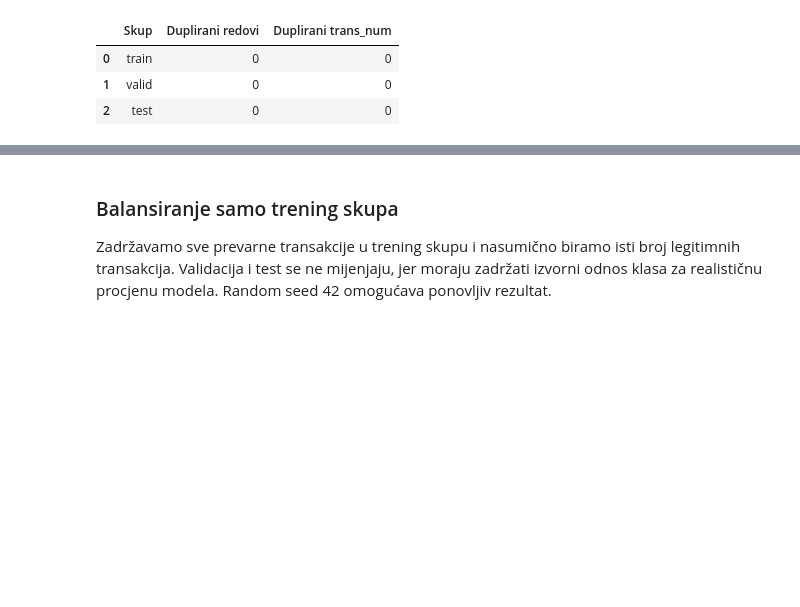
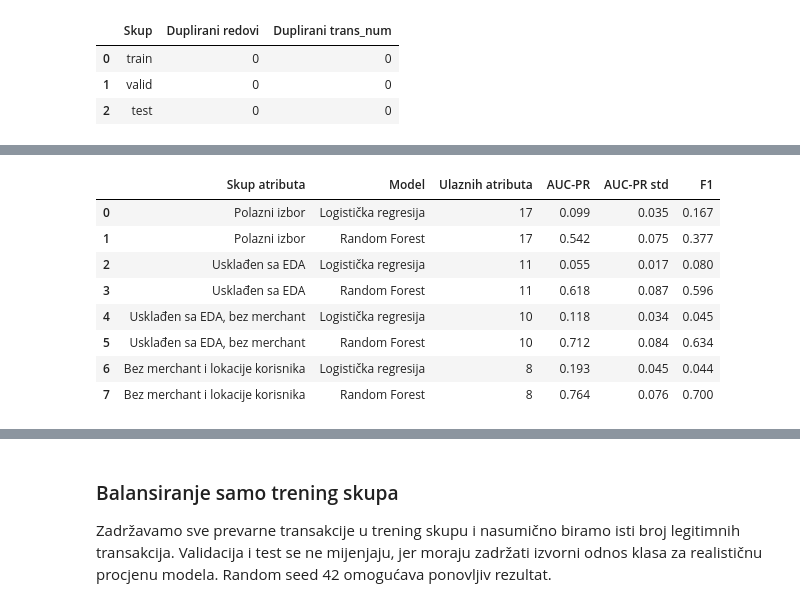
Before and after one commit to bakir004/mu, a Jupyter notebook: projekat.ipynb, the cells around one changed output, grey strips where cells are left out. Saved outputs shown, nothing was run; the diff lists cells and outputs as text; code cells hidden in the pictures; blank space fills up the shorter version.

```diff
--- a/projekat.ipynb
+++ b/projekat.ipynb
@@ -1126,0 +1167,54 @@ Uklonjene kolone: ['trans_num', 'cc_num', 'first', 'last', 'street', 'trans_date
+# %%
+from sklearn.compose import ColumnTransformer
+from sklearn.ensemble import RandomForestClassifier
+from sklearn.linear_model import LogisticRegression
+from sklearn.model_selection import StratifiedKFold, cross_validate
+from sklearn.pipeline import Pipeline
+from sklearn.preprocessing import OneHotEncoder, StandardScaler
+
+feature_cv = StratifiedKFold(n_splits=5, shuffle=True, random_state=42)
+reference_models = {
+    'Logistička regresija': LogisticRegression(max_iter=3000, class_weight='balanced'),
+    'Random Forest': RandomForestClassifier(
+        n_estimators=300, min_samples_leaf=2, class_weight='balanced_subsample',
+        n_jobs=-1, random_state=42
+    ),
+}
+
+train_candidates = candidate_data['train']
+feature_rows = []
+for set_name, columns in feature_sets.items():
+    X_candidate = train_candidates[columns]
+    numeric_columns = X_candidate.select_dtypes(include=np.number).columns.tolist()
+    categorical_columns = [c for c in columns if c not in numeric_columns]
+    encoder = ColumnTransformer([
+        ('numeric', StandardScaler(), numeric_columns),
+        ('categorical', OneHotEncoder(handle_unknown='ignore'), categorical_columns),
+    ])
+    for model_name, model in reference_models.items():
+        scores = cross_validate(
+            Pipeline([('preprocess', encoder), ('model', model)]),
+            X_candidate, train_candidates[target_column],
+            cv=feature_cv, scoring=['average_precision', 'f1'],
+        )
+        feature_rows.append({
+            'Skup atributa': set_name,
+            'Model': model_name,
+            'Ulaznih atributa': len(columns),
+            'AUC-PR': scores['test_average_precision'].mean(),
+            'AUC-PR std': scores['test_average_precision'].std(),
+            'F1': scores['test_f1'].mean(),
+        })
+feature_check = pd.DataFrame(feature_rows)
+with pd.option_context('display.float_format', '{:.3f}'.format):
+    display(feature_check)
+# %% [output]
+|  | Skup atributa | Model | Ulaznih atributa | AUC-PR | AUC-PR std | F1 |
+| 0 | Polazni izbor | Logistička regresija | 17 | 0.099 | 0.035 | 0.167 |
+| 1 | Polazni izbor | Random Forest | 17 | 0.542 | 0.075 | 0.377 |
+| 2 | Usklađen sa EDA | Logistička regresija | 11 | 0.055 | 0.017 | 0.080 |
+| 3 | Usklađen sa EDA | Random Forest | 11 | 0.618 | 0.087 | 0.596 |
+| 4 | Usklađen sa EDA, bez merchant | Logistička regresija | 10 | 0.118 | 0.034 | 0.045 |
+| 5 | Usklađen sa EDA, bez merchant | Random Forest | 10 | 0.712 | 0.084 | 0.634 |
+| 6 | Bez merchant i lokacije korisnika | Logistička regresija | 8 | 0.193 | 0.045 | 0.044 |
+| 7 | Bez merchant i lokacije korisnika | Random Forest | 8 | 0.764 | 0.076 | 0.700 |
```
Also changed, not shown: parts of 8 cells of this notebook, 5 other files.
